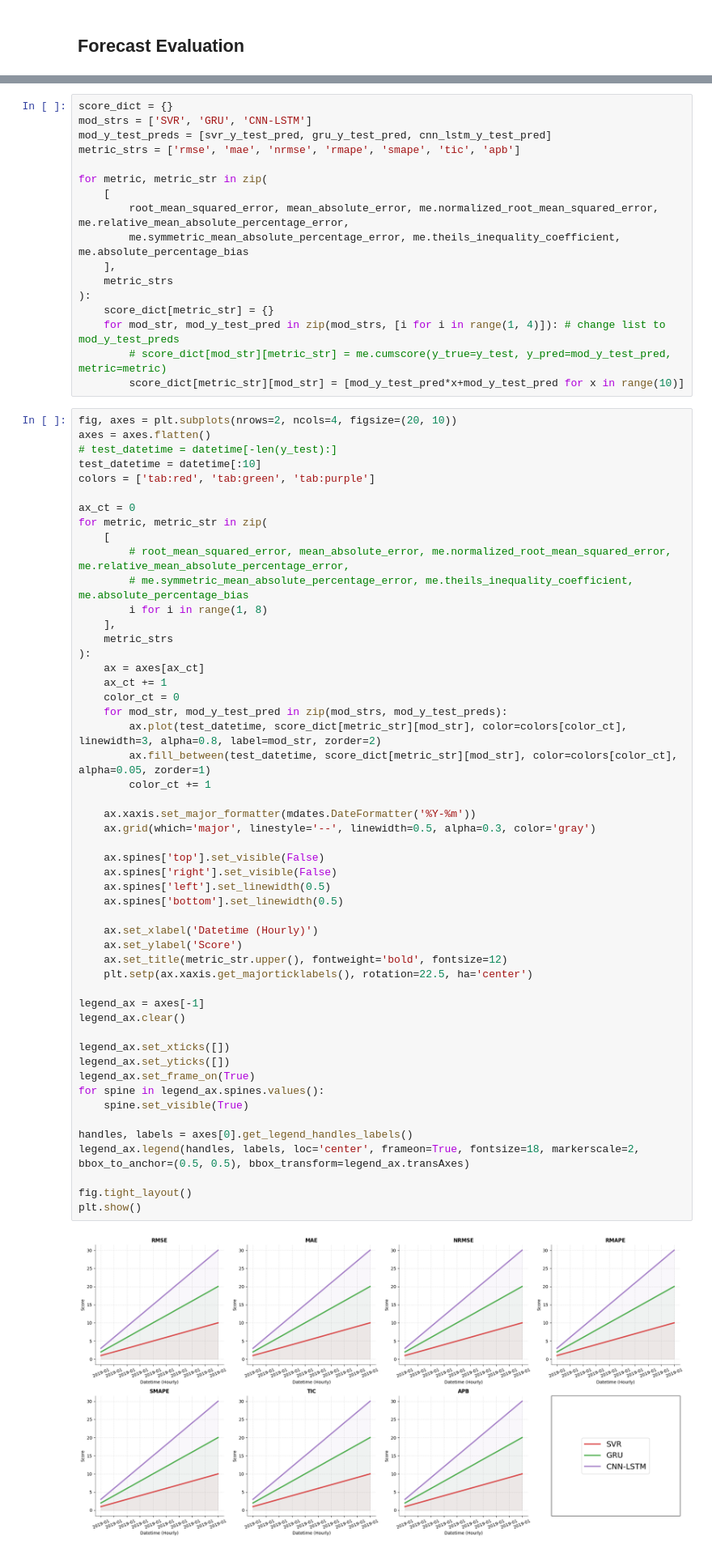
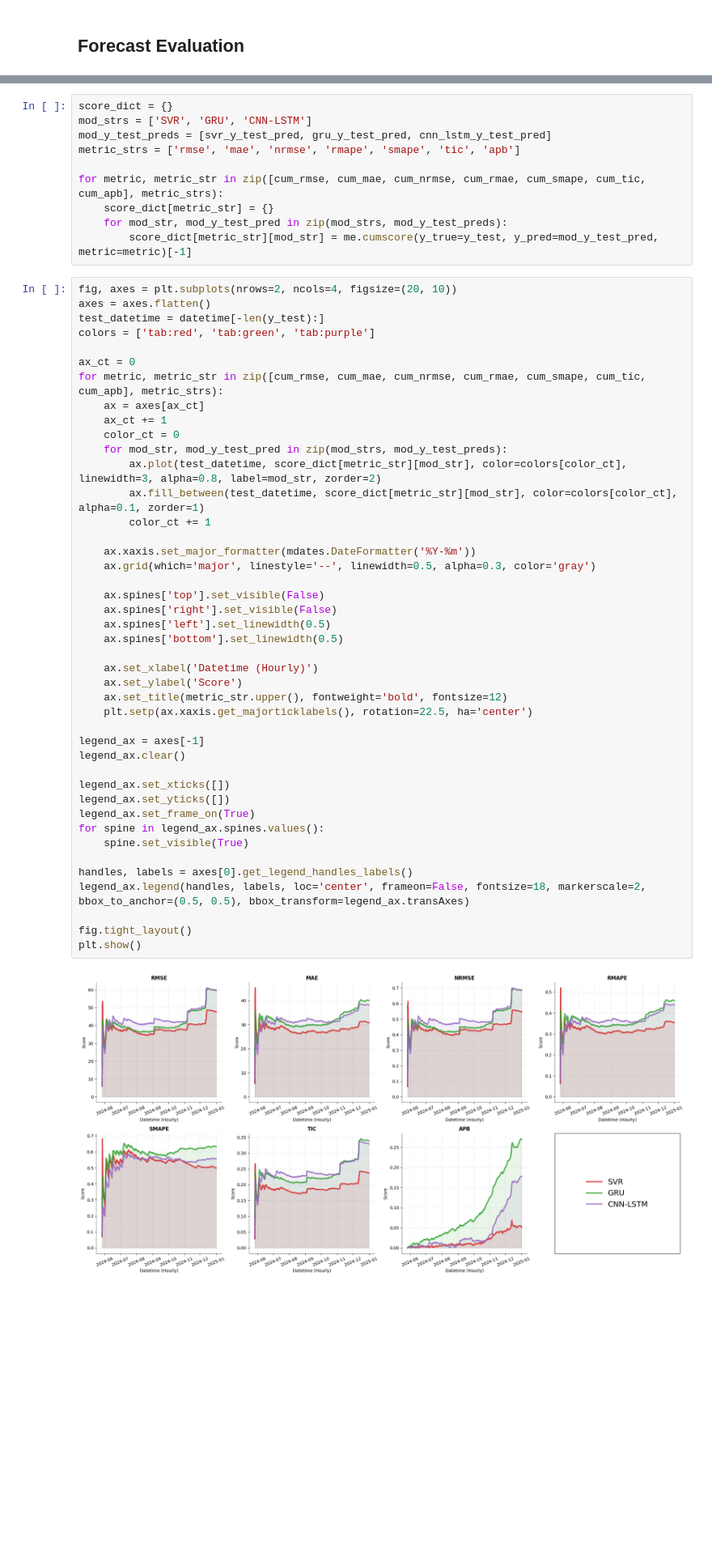
Before and after one commit to BenLeidig/de_lu_epf, a Jupyter notebook: doc/model_evaluation.ipynb, the cells around one changed output, grey strips where cells are left out. Shown at 81% size. Drawn from its saved outputs; the diff is of its cells as text; blank space fills up the shorter version.

```diff
--- a/doc/model_evaluation.ipynb
+++ b/doc/model_evaluation.ipynb
@@ -207,67 +273,52 @@ mod_strs = ['SVR', 'GRU', 'CNN-LSTM']
 mod_y_test_preds = [svr_y_test_pred, gru_y_test_pred, cnn_lstm_y_test_pred]
 metric_strs = ['rmse', 'mae', 'nrmse', 'rmape', 'smape', 'tic', 'apb']
 
-for metric, metric_str in zip(
-    [
-        root_mean_squared_error, mean_absolute_error, me.normalized_root_mean_squared_error, me.relative_mean_absolute_percentage_error,
-        me.symmetric_mean_absolute_percentage_error, me.theils_inequality_coefficient, me.absolute_percentage_bias
-    ],
-    metric_strs
-):
+for metric, metric_str in zip([cum_rmse, cum_mae, cum_nrmse, cum_rmae, cum_smape, cum_tic, cum_apb], metric_strs):
     score_dict[metric_str] = {}
-    for mod_str, mod_y_test_pred in zip(mod_strs, [i for i in range(1, 4)]): # change list to mod_y_test_preds
-        # score_dict[mod_str][metric_str] = me.cumscore(y_true=y_test, y_pred=mod_y_test_pred, metric=metric)
-        score_dict[metric_str][mod_str] = [mod_y_test_pred*x+mod_y_test_pred for x in range(10)]
+    for mod_str, mod_y_test_pred in zip(mod_strs, mod_y_test_preds):
+        score_dict[metric_str][mod_str] = me.cumscore(y_true=y_test, y_pred=mod_y_test_pred, metric=metric)[-1]
 # %%
 fig, axes = plt.subplots(nrows=2, ncols=4, figsize=(20, 10))
 axes = axes.flatten()
-# test_datetime = datetime[-len(y_test):]
-test_datetime = datetime[:10]
+test_datetime = datetime[-len(y_test):]
 colors = ['tab:red', 'tab:green', 'tab:purple']
 
 ax_ct = 0
-for metric, metric_str in zip(
-    [
-        # root_mean_squared_error, mean_absolute_error, me.normalized_root_mean_squared_error, me.relative_mean_absolute_percentage_error,
-        # me.symmetric_mean_absolute_percentage_error, me.theils_inequality_coefficient, me.absolute_percentage_bias
-        i for i in range(1, 8)
-    ],
-    metric_strs
-):
+for metric, metric_str in zip([cum_rmse, cum_mae, cum_nrmse, cum_rmae, cum_smape, cum_tic, cum_apb], metric_strs):
     ax = axes[ax_ct]
     ax_ct += 1
     color_ct = 0
     for mod_str, mod_y_test_pred in zip(mod_strs, mod_y_test_preds):
         ax.plot(test_datetime, score_dict[metric_str][mod_str], color=colors[color_ct], linewidth=3, alpha=0.8, label=mod_str, zorder=2)
-        ax.fill_between(test_datetime, score_dict[metric_str][mod_str], color=colors[color_ct], alpha=0.05, zorder=1)
+        ax.fill_between(test_datetime, score_dict[metric_str][mod_str], color=colors[color_ct], alpha=0.1, zorder=1)
         color_ct += 1
 
     ax.xaxis.set_major_formatter(mdates.DateFormatter('%Y-%m'))
     ax.grid(which='major', linestyle='--', linewidth=0.5, alpha=0.3, color='gray')
 
     ax.spines['top'].set_visible(False)
     ax.spines['right'].set_visible(False)
     ax.spines['left'].set_linewidth(0.5)
     ax.spines['bottom'].set_linewidth(0.5)
 
     ax.set_xlabel('Datetime (Hourly)')
     ax.set_ylabel('Score')
     ax.set_title(metric_str.upper(), fontweight='bold', fontsize=12)
     plt.setp(ax.xaxis.get_majorticklabels(), rotation=22.5, ha='center')
 
 legend_ax = axes[-1]
 legend_ax.clear()
 
 legend_ax.set_xticks([])
 legend_ax.set_yticks([])
 legend_ax.set_frame_on(True)
 for spine in legend_ax.spines.values():
     spine.set_visible(True)
 
 handles, labels = axes[0].get_legend_handles_labels()
-legend_ax.legend(handles, labels, loc='center', frameon=True, fontsize=18, markerscale=2, bbox_to_anchor=(0.5, 0.5), bbox_transform=legend_ax.transAxes)
+legend_ax.legend(handles, labels, loc='center', frameon=False, fontsize=18, markerscale=2, bbox_to_anchor=(0.5, 0.5), bbox_transform=legend_ax.transAxes)
 
 fig.tight_layout()
 plt.show()
 # %% [output]
-[figure, old version]
+[figure, new version]
```
Also changed, not shown: parts of 3 cells of this notebook, 6 other files.
